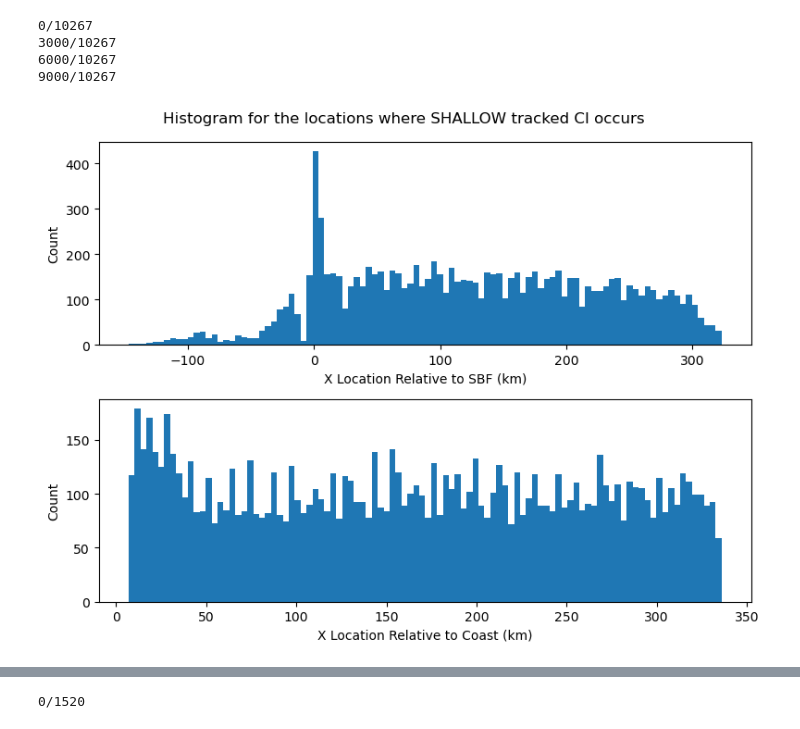
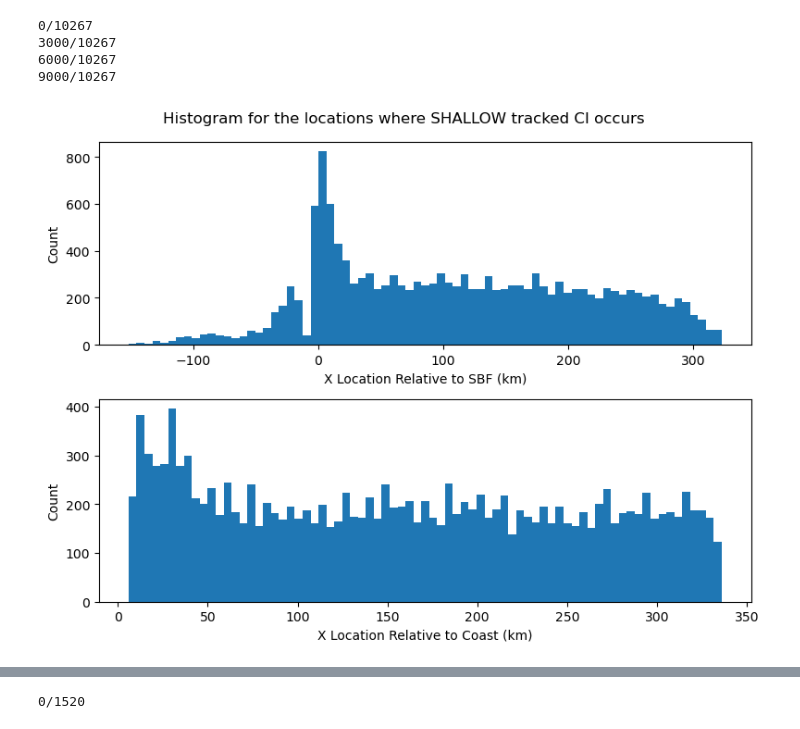
Before and after one commit to torrilab/DCI-Project, a Jupyter notebook: Code/Project_Algorithms/Tracked_Profiles/Tracked_Parcel_Stats.ipynb, the cells around one changed output, grey strips where cells are left out. Drawn from its saved outputs; the diff is of its cells as text; code cells hidden in the pictures.

```diff
--- a/Code/Project_Algorithms/Tracked_Profiles/Tracked_Parcel_Stats.ipynb
+++ b/Code/Project_Algorithms/Tracked_Profiles/Tracked_Parcel_Stats.ipynb
@@ -214,3 +480,9 @@ with h5py.File(in_file, 'r') as f:
 6000/14941
 9000/14941
 12000/14941
+# %%
+#SAVING
+dir3=dir+'Project_Algorithms/Tracked_Profiles/'
+out_file=dir3+'ALL_Tracked_Parcel_Stats_Lists_5min.pkl'
+with open(out_file, 'wb') as f:
+    pickle.dump({'SBZ_Lst': SBZ_Lst, 'Coast_Lst': Coast_Lst}, f)
@@ -217,4 +492,14 @@ with h5py.File(in_file, 'r') as f:
 # %%
+#READING BACK IN
+dir3=dir+'Project_Algorithms/Tracked_Profiles/'
+in_file=dir3+'ALL_Tracked_Parcel_Stats_Lists_5min.pkl'
+with open(in_file, 'rb') as f:
+    load_data = pickle.load(f)
+    SBZ_Lst = load_data['SBZ_Lst']
+    Coast_Lst = load_data['Coast_Lst']
+
+#############################
+
 num_bins=100
 # num_bins=10
 
@@ -393,3 +569,9 @@ with h5py.File(in_file, 'r') as f:
 3000/10267
 6000/10267
 9000/10267
+# %%
+#SAVING
+dir3=dir+'Project_Algorithms/Tracked_Profiles/'
+out_file=dir3+'SHALLOW_Tracked_Parcel_Stats_Lists_5min.pkl'
+with open(out_file, 'wb') as f:
+    pickle.dump({'SBZ_Lst': SBZ_Lst, 'Coast_Lst': Coast_Lst}, f)
@@ -396,27 +581,35 @@ with h5py.File(in_file, 'r') as f:
+# %%
+#READING BACK IN
+dir3=dir+'Project_Algorithms/Tracked_Profiles/'
+in_file=dir3+'SHALLOW_Tracked_Parcel_Stats_Lists_5min.pkl'
+with open(in_file, 'rb') as f:
+    load_data = pickle.load(f)
+    SBZ_Lst = load_data['SBZ_Lst']
+    Coast_Lst = load_data['Coast_Lst']
 # %%
 num_bins=100
-# num_bins=10
+num_bins=75
 
 import matplotlib.pyplot as plt
 import matplotlib.gridspec as gridspec
 
 fig = plt.figure(figsize=(8, 6))  # Adjust figure size for a more rectangular layout
 gs = gridspec.GridSpec(2, 1, height_ratios=[1, 1])  # 2 rows, 1 column
 
 # First subplot: Distance from SBZ Front
 ax1 = plt.subplot(gs[0])
 ax1.hist(SBZ_Lst, bins=num_bins)
 ax1.set_ylabel('Count')
 ax1.set_xlabel('X Location Relative to SBF (km)')
 
 # Second subplot: Distance from Coast
 ax2 = plt.subplot(gs[1])
 ax2.hist(Coast_Lst, bins=num_bins)
 ax2.set_ylabel('Count')
 ax2.set_xlabel('X Location Relative to Coast (km)')
 
 
 plt.suptitle('Histogram for the locations where SHALLOW tracked CI occurs')
 plt.tight_layout()  # Adjust layout to prevent overlap
 # %% [output]
-[figure, old version]
+[figure, new version]
```
Also changed, not shown: parts of 29 cells of this notebook, 26 other files.
